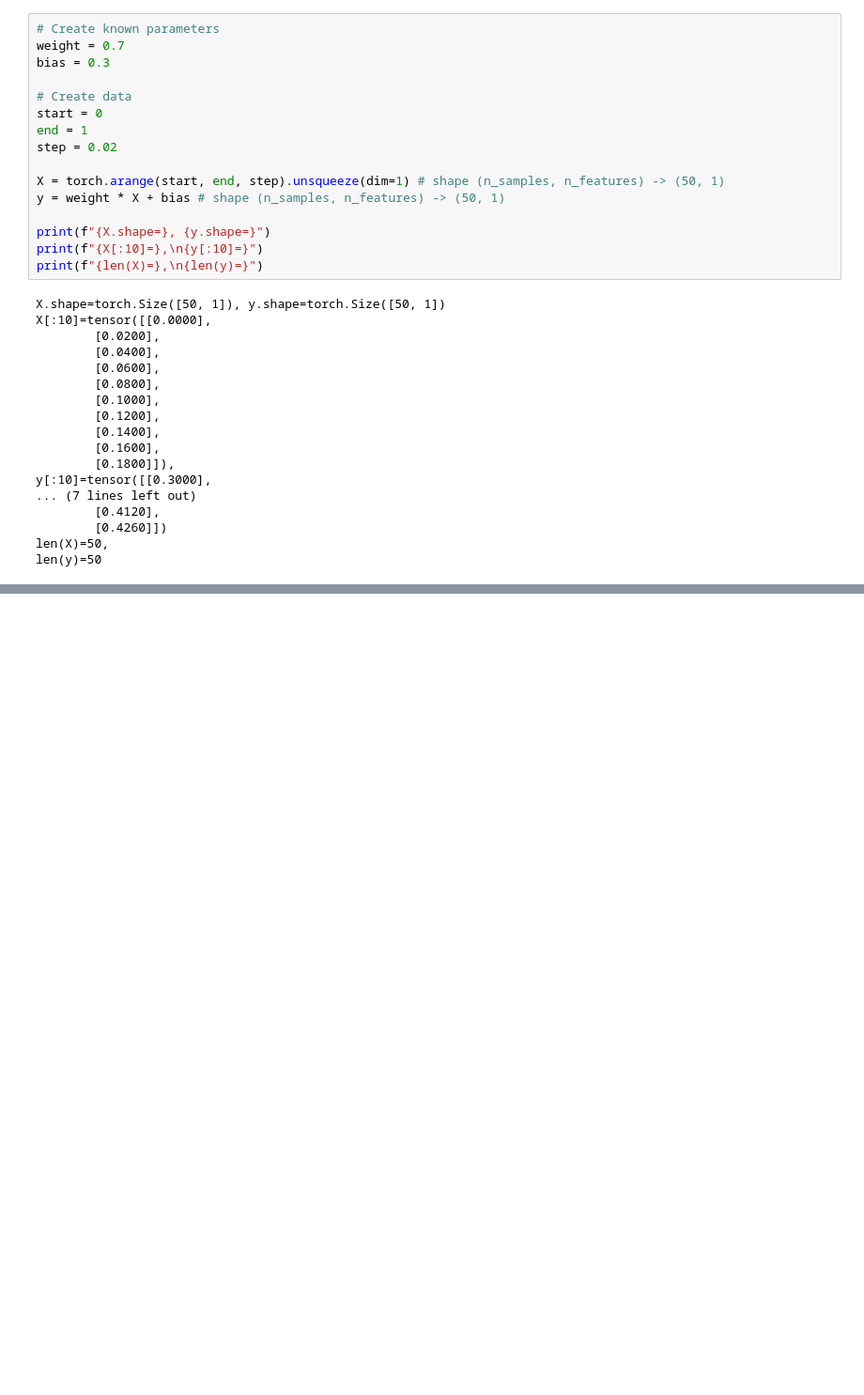
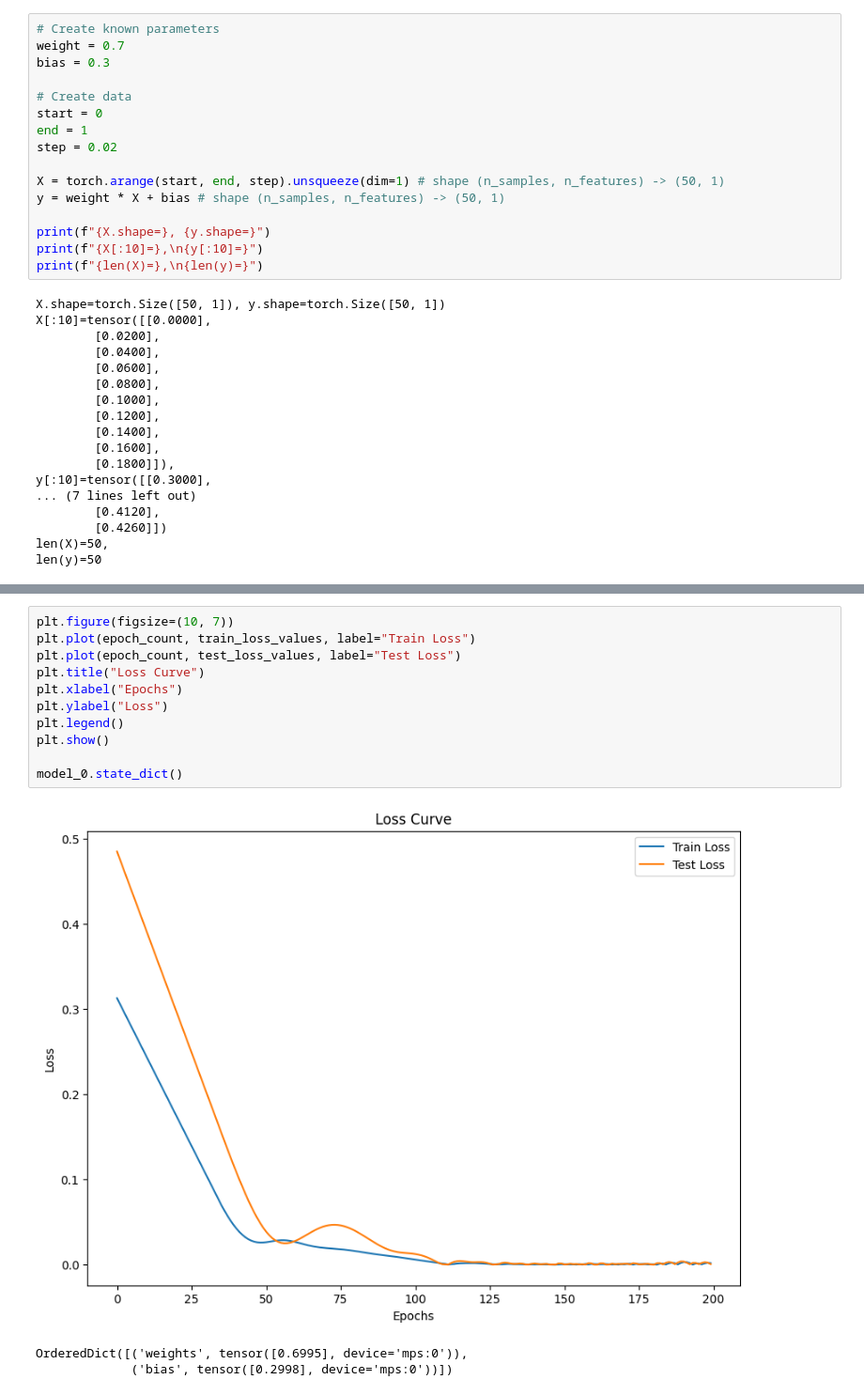
Before and after one commit to Zireael26/pytorch-deep-learning, a Jupyter notebook: my_notebooks/01_pytorch_workflow.ipynb, the cells around one changed output, grey strips where cells are left out. Shown: that part at 94% size. Cells and saved outputs as stored; diff of their text form; blank space fills up the shorter version.

```diff
--- a/my_notebooks/01_pytorch_workflow.ipynb
+++ b/my_notebooks/01_pytorch_workflow.ipynb
@@ -73,0 +261,15 @@ len(y)=50
+# %%
+plt.figure(figsize=(10, 7))
+plt.plot(epoch_count, train_loss_values, label="Train Loss")
+plt.plot(epoch_count, test_loss_values, label="Test Loss")
+plt.title("Loss Curve")
+plt.xlabel("Epochs")
+plt.ylabel("Loss")
+plt.legend()
+plt.show()
+
+model_0.state_dict()
+# %% [output]
+[figure, added]
+OrderedDict([('weights', tensor([0.6995], device='mps:0')),
+             ('bias', tensor([0.2998], device='mps:0'))])
```
Also changed, not shown: parts of 18 cells of this notebook, 1 other file.
